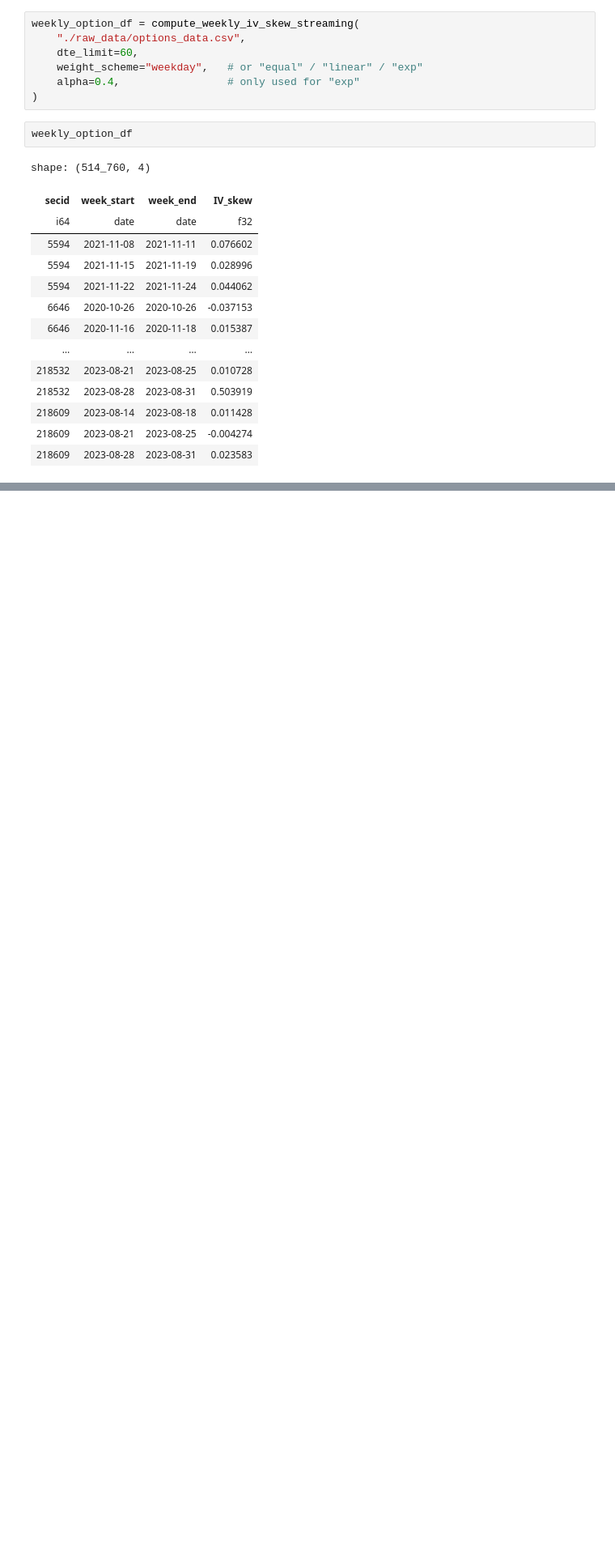
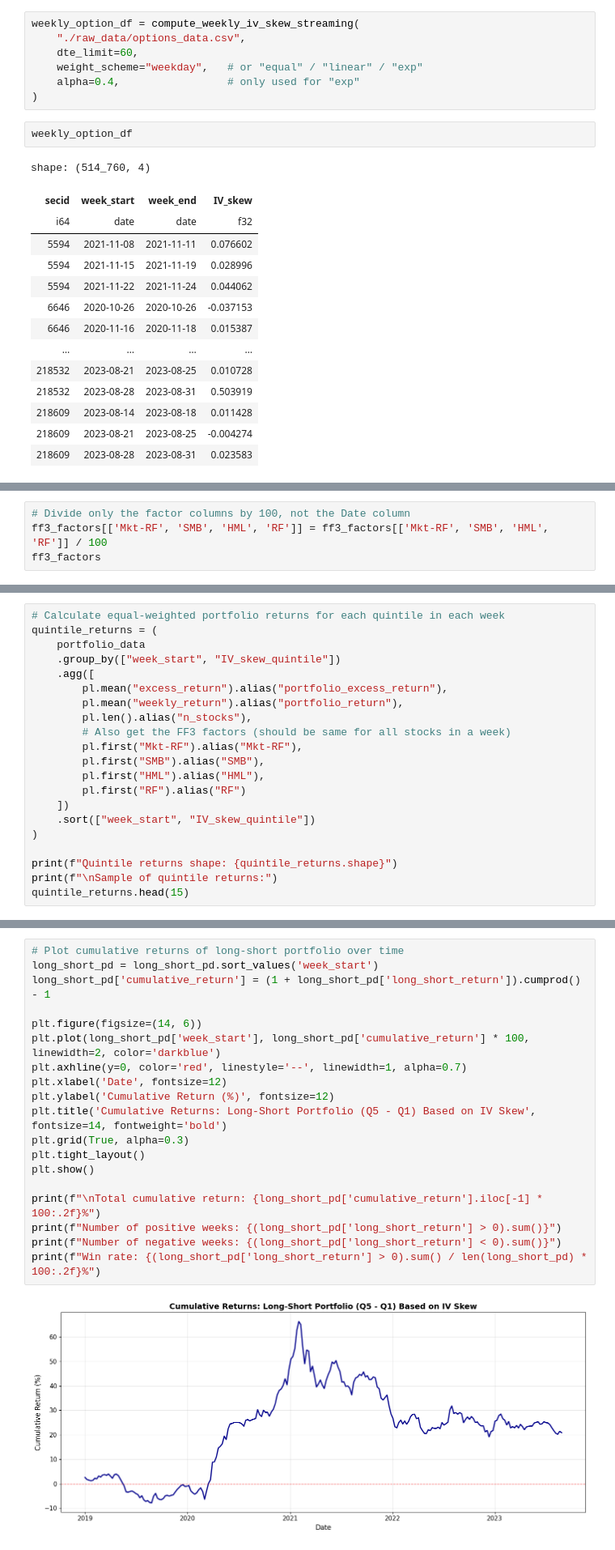
Before and after one commit to Nikhilesh-B/saturate_the_hypersphere, a Jupyter notebook: smile_smirks/analysis.ipynb, the cells around one changed output, grey strips where cells are left out. Shown at 81% size. Cells and saved outputs as stored; diff of their text form; blank space fills up the shorter version.

```diff
--- a/smile_smirks/analysis.ipynb
+++ b/smile_smirks/analysis.ipynb
@@ -257,0 +378,4 @@ shape: (514_760, 4)
+# %%
+# Divide only the factor columns by 100, not the Date column
+ff3_factors[['Mkt-RF', 'SMB', 'HML', 'RF']] = ff3_factors[['Mkt-RF', 'SMB', 'HML', 'RF']] / 100
+ff3_factors
@@ -257,0 +568,21 @@ shape: (514_760, 4)
+# %%
+# Calculate equal-weighted portfolio returns for each quintile in each week
+quintile_returns = (
+    portfolio_data
+    .group_by(["week_start", "IV_skew_quintile"])
+    .agg([
+        pl.mean("excess_return").alias("portfolio_excess_return"),
+        pl.mean("weekly_return").alias("portfolio_return"),
+        pl.len().alias("n_stocks"),
+        # Also get the FF3 factors (should be same for all stocks in a week)
+        pl.first("Mkt-RF").alias("Mkt-RF"),
+        pl.first("SMB").alias("SMB"),
+        pl.first("HML").alias("HML"),
+        pl.first("RF").alias("RF")
+    ])
+    .sort(["week_start", "IV_skew_quintile"])
+)
+
+print(f"Quintile returns shape: {quintile_returns.shape}")
+print(f"\nSample of quintile returns:")
+quintile_returns.head(15)
@@ -257,0 +792,21 @@ shape: (514_760, 4)
+# %%
+# Plot cumulative returns of long-short portfolio over time
+long_short_pd = long_short_pd.sort_values('week_start')
+long_short_pd['cumulative_return'] = (1 + long_short_pd['long_short_return']).cumprod() - 1
+
+plt.figure(figsize=(14, 6))
+plt.plot(long_short_pd['week_start'], long_short_pd['cumulative_return'] * 100, linewidth=2, color='darkblue')
+plt.axhline(y=0, color='red', linestyle='--', linewidth=1, alpha=0.7)
+plt.xlabel('Date', fontsize=12)
+plt.ylabel('Cumulative Return (%)', fontsize=12)
+plt.title('Cumulative Returns: Long-Short Portfolio (Q5 - Q1) Based on IV Skew', fontsize=14, fontweight='bold')
+plt.grid(True, alpha=0.3)
+plt.tight_layout()
+plt.show()
+
+print(f"\nTotal cumulative return: {long_short_pd['cumulative_return'].iloc[-1] * 100:.2f}%")
+print(f"Number of positive weeks: {(long_short_pd['long_short_return'] > 0).sum()}")
+print(f"Number of negative weeks: {(long_short_pd['long_short_return'] < 0).sum()}")
+print(f"Win rate: {(long_short_pd['long_short_return'] > 0).sum() / len(long_short_pd) * 100:.2f}%")
+# %% [output]
+[figure, added]
```
Also changed, not shown: parts of 36 cells of this notebook, 1 other file.
